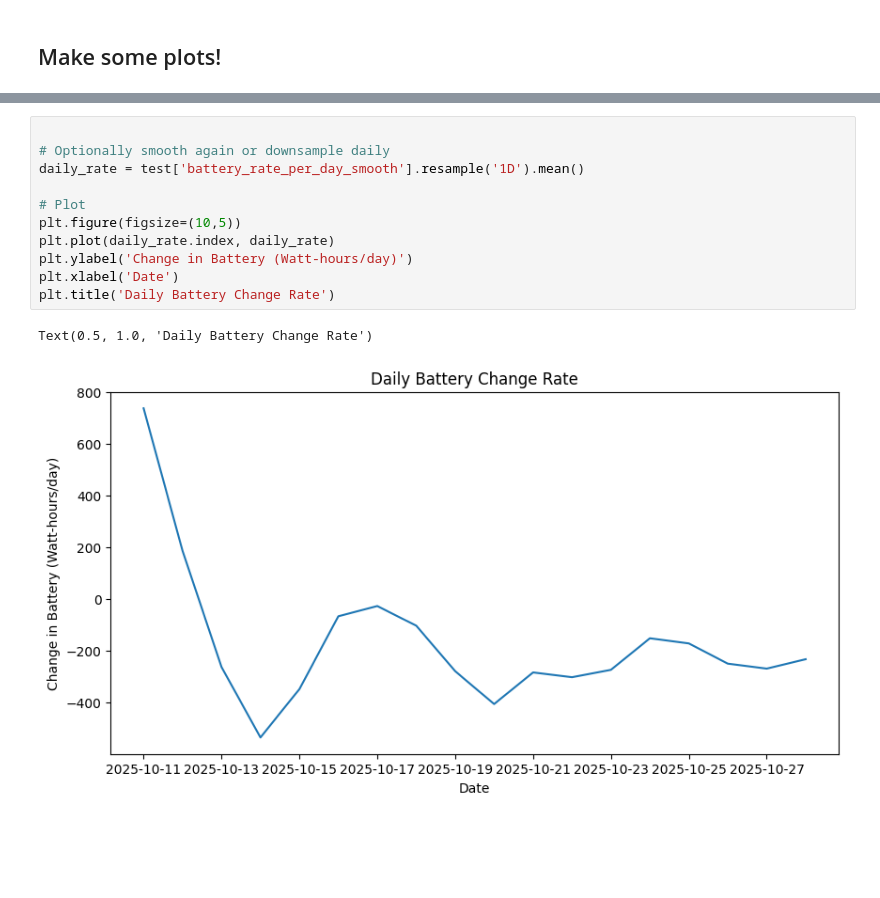
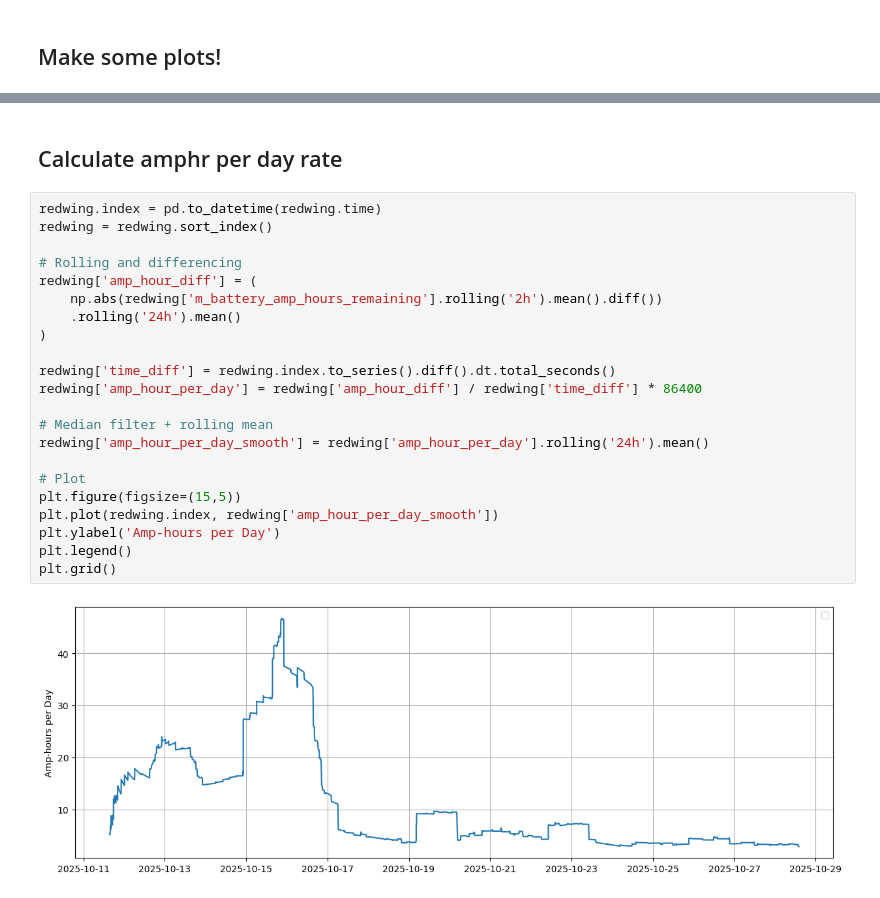
Before and after one commit to JGradone/Topics-Sentinel, a Jupyter notebook: Redwing_Real_Time.ipynb, the cells around one changed output, grey strips where cells are left out. Saved outputs shown, nothing was run; the diff lists cells and outputs as text; blank space fills up the shorter version.

```diff
--- a/Redwing_Real_Time.ipynb
+++ b/Redwing_Real_Time.ipynb
@@ -195,14 +136,26 @@ Text(0.5, 1.0, 'Daily Battery Change Rate')
-# %%
-
-# Optionally smooth again or downsample daily
-daily_rate = test['battery_rate_per_day_smooth'].resample('1D').mean()
-
-# Plot
-plt.figure(figsize=(10,5))
-plt.plot(daily_rate.index, daily_rate)
-plt.ylabel('Change in Battery (Watt-hours/day)')
-plt.xlabel('Date')
-plt.title('Daily Battery Change Rate')
-# %% [output]
-Text(0.5, 1.0, 'Daily Battery Change Rate')
-[figure, removed]
+# %% [markdown]
+## Calculate amphr per day rate
+# %%
+redwing.index = pd.to_datetime(redwing.time)
+redwing = redwing.sort_index()
+
+# Rolling and differencing
+redwing['amp_hour_diff'] = (
+    np.abs(redwing['m_battery_amp_hours_remaining'].rolling('2h').mean().diff())
+    .rolling('24h').mean()
+)
+
+redwing['time_diff'] = redwing.index.to_series().diff().dt.total_seconds()
+redwing['amp_hour_per_day'] = redwing['amp_hour_diff'] / redwing['time_diff'] * 86400
+
+# Median filter + rolling mean
+redwing['amp_hour_per_day_smooth'] = redwing['amp_hour_per_day'].rolling('24h').mean()
+
+# Plot
+plt.figure(figsize=(15,5))
+plt.plot(redwing.index, redwing['amp_hour_per_day_smooth'])
+plt.ylabel('Amp-hours per Day')
+plt.legend()
+plt.grid()
+# %% [output]
+[figure, added]
```
Also changed, not shown: parts of 6 cells of this notebook.
